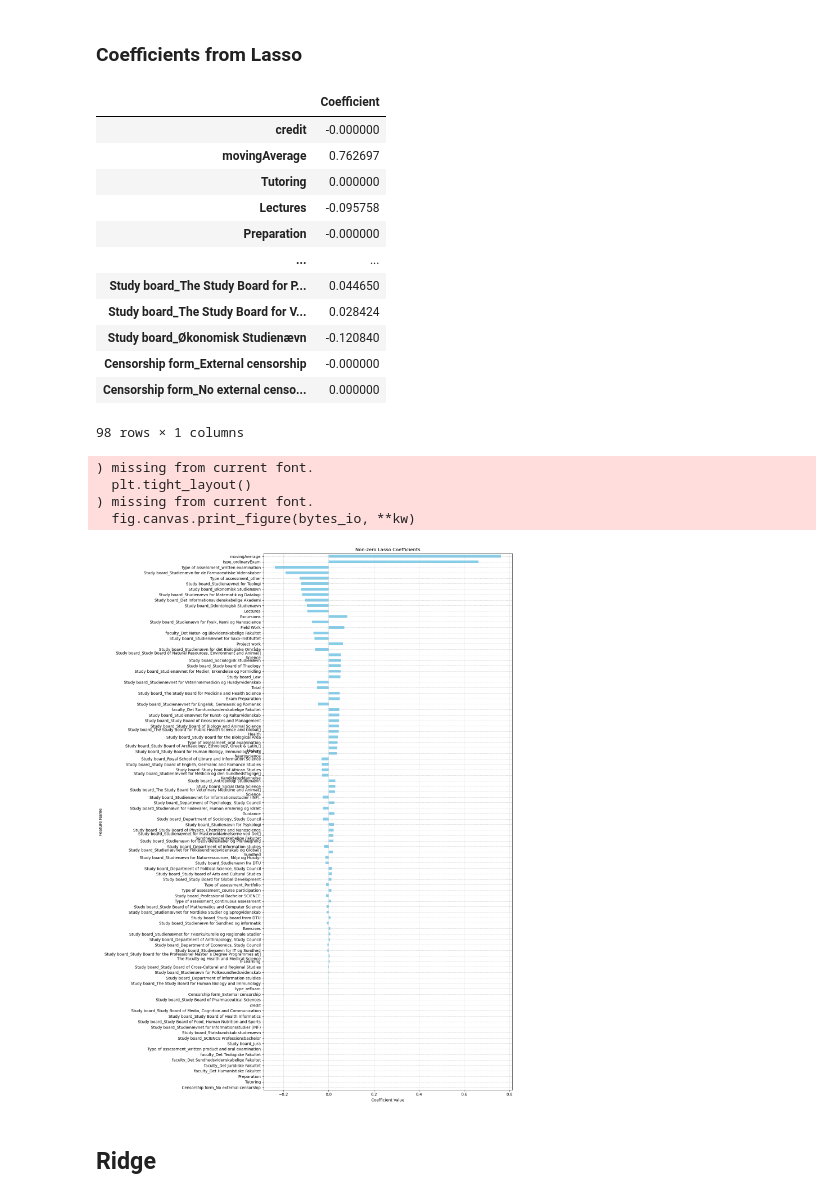
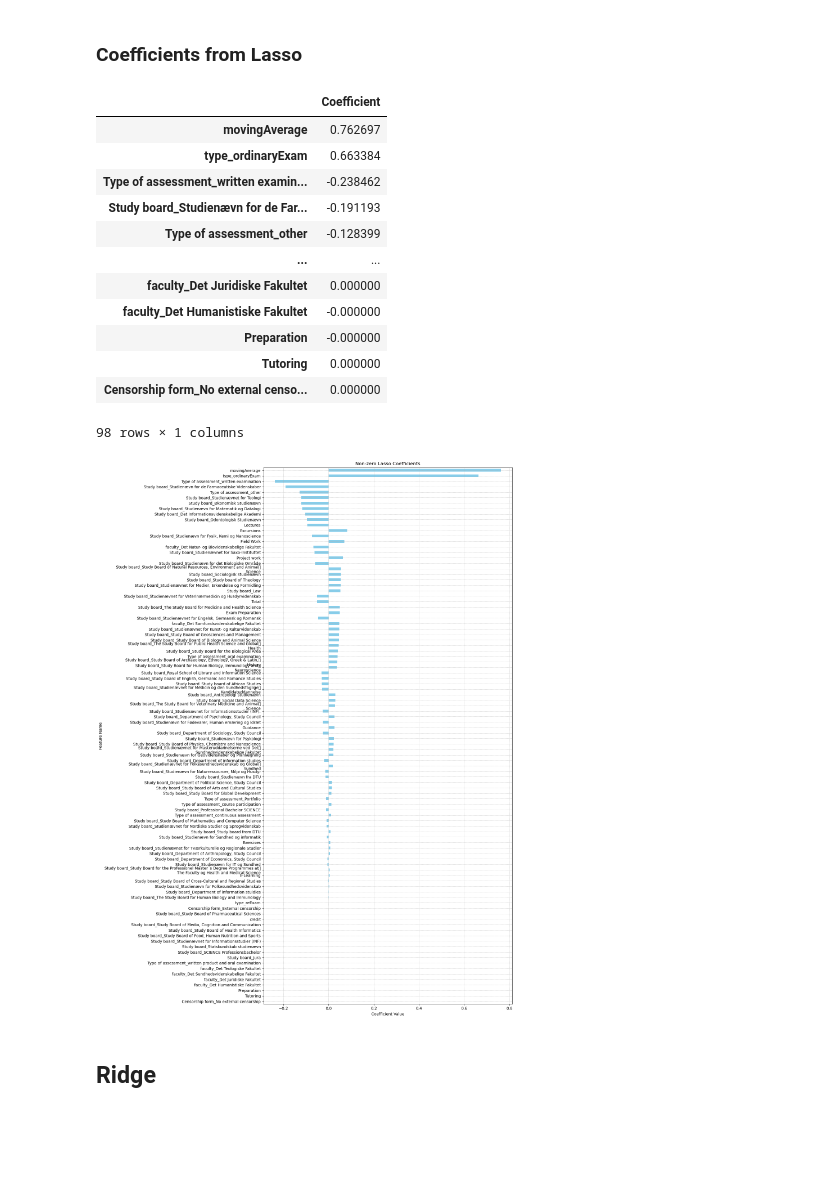
Before and after one commit to madsh0402/Isds-exam-project, a Jupyter notebook: Machine Learning models.ipynb, the cells around one changed output. Saved outputs shown, nothing was run; the diff lists cells and outputs as text; code cells hidden in the pictures; blank space fills up the shorter version.

```diff
--- a/Machine Learning models.ipynb
+++ b/Machine Learning models.ipynb
@@ -171,23 +164,24 @@ plt.show()
 # %%
 # Hent koefficienterne fra den optimale Lasso-model
 lasso_coefficients = best_grid_lasso.coef_
 
 # Opret en DataFrame for bedre læsbarhed
 coeff_df_lasso = pd.DataFrame(lasso_coefficients, Input_values_list, columns=['Coefficient'])
+coeff_df_lasso = coeff_df_lasso.sort_values(by='Coefficient', key=lambda x: x.abs(), ascending=False)
 
 coeff_df_lasso
 # %% [output]
 |  | Coefficient |
-| credit | -0.000000 |
 | movingAverage | 0.762697 |
+| type_ordinaryExam | 0.663384 |
+| Type of assessment_written examin... | -0.238462 |
+| Study board_Studienævn for de Far... | -0.191193 |
+| Type of assessment_other | -0.128399 |
+| ... | ... |
+| faculty_Det Juridiske Fakultet | 0.000000 |
+| faculty_Det Humanistiske Fakultet | -0.000000 |
+| Preparation | -0.000000 |
 | Tutoring | 0.000000 |
-| Lectures | -0.095758 |
-| Preparation | -0.000000 |
-| ... | ... |
-| Study board_The Study Board for P... | 0.044650 |
-| Study board_The Study Board for V... | 0.028424 |
-| Study board_Økonomisk Studienævn | -0.120840 |
-| Censorship form_External censorship | -0.000000 |
 | Censorship form_No external censo... | 0.000000 |
 98 rows × 1 columns
 # %%
@@ -208,10 +202,6 @@ plt.grid(True, which='both', linestyle='--', linewidth=0.5)
 plt.tight_layout()
 plt.show()
 # %% [output]
-) missing from current font.
-  plt.tight_layout()
-) missing from current font.
-  fig.canvas.print_figure(bytes_io, **kw)
 [figure]
 # %% [markdown]
 ## Ridge
```
Also changed, not shown: parts of 3 cells of this notebook.
